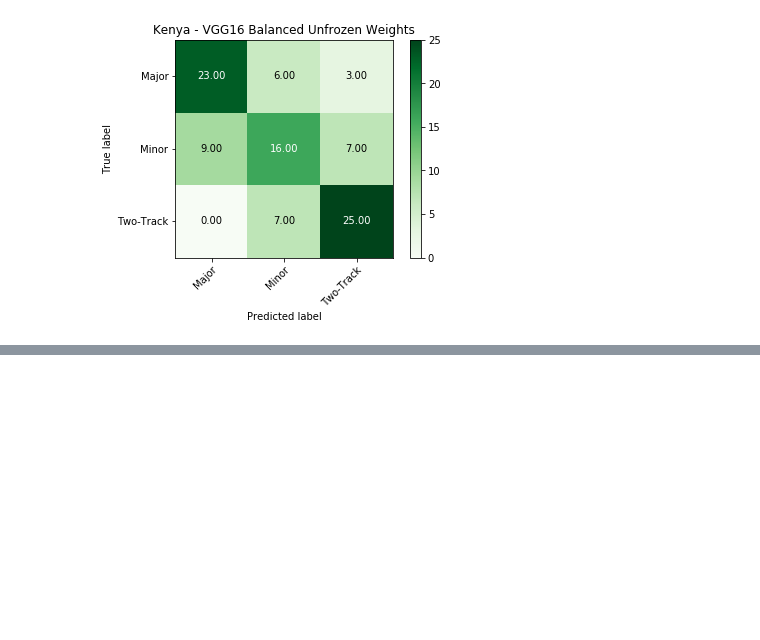
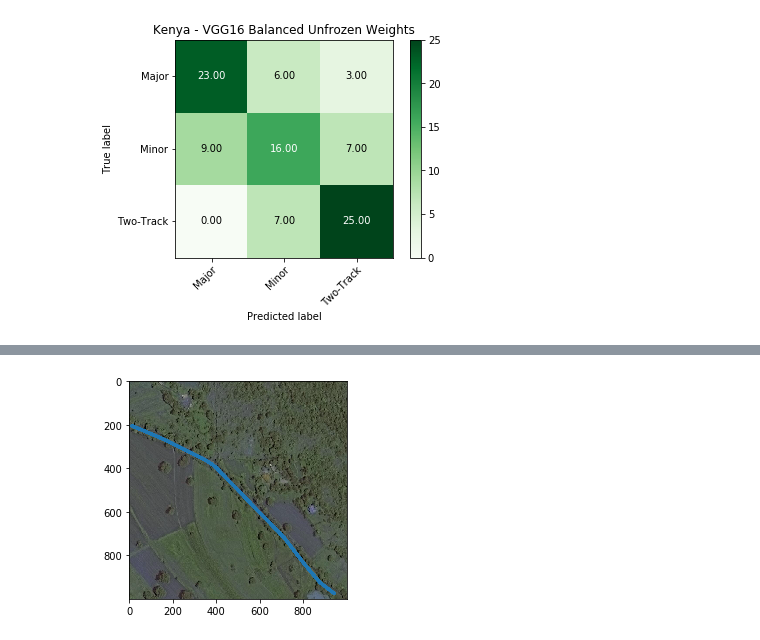
Before and after one commit to choiben314/cs325b, a Jupyter notebook: ben_dev.ipynb, the cells around one changed output, grey strips where cells are left out. Cells and saved outputs as stored; diff of their text form; code cells hidden in the pictures; blank space fills up the shorter version.

```diff
--- a/ben_dev.ipynb
+++ b/ben_dev.ipynb
@@ -429,0 +561,11 @@ Found 96 validated image filenames belonging to 3 classes.
+# %%
+# path = '../../john.kamalu/224/cropped/62217_365716.jpg'
+# path = './data/kenya/kenya_1000x1000_images/kenya_1000x1000_23114_56652.tif'
+path = './data/kenya/kenya_1000x1000_images/kenya_1000x1000_62217_365716.tif'
+plt.imshow(cv2.imread(path, cv2.IMREAD_COLOR))
+# # plt.plot(lon, -lat+size)
+# # plt.plot(lon_pixel, -lat_pixel+size)
+plt.plot(lon_thick, -lat_thick+size)
+plt.show()
+# %% [output]
+[figure, added]
```
Also changed, not shown: parts of 9 cells of this notebook, 3 other files.
